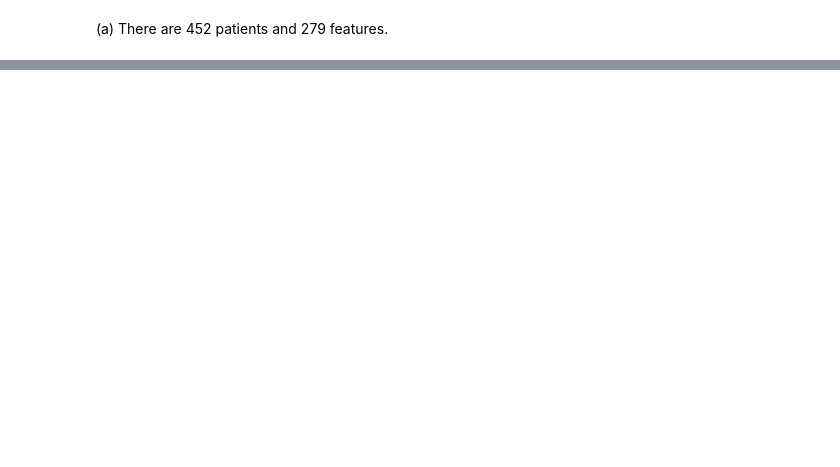
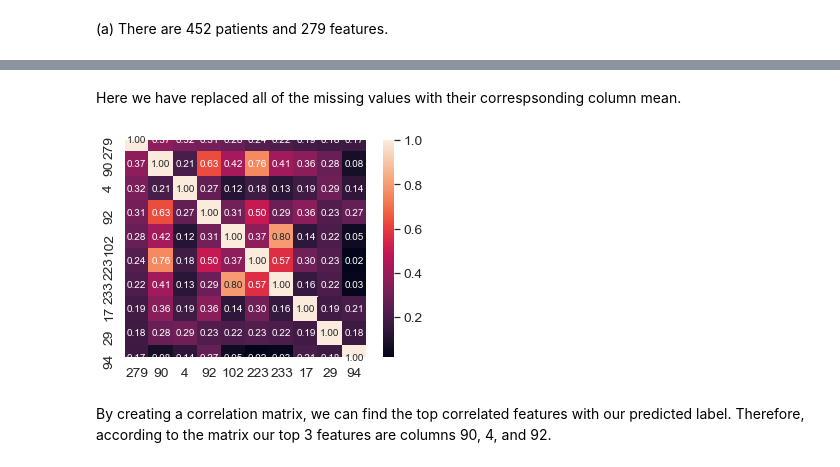
Before and after one commit to aannestrand/DSLabRats, a Jupyter notebook: Lab1/Problem5.ipynb, the cells around one changed output, grey strips where cells are left out. Saved outputs shown, nothing was run; the diff lists cells and outputs as text; code cells hidden in the pictures; blank space fills up the shorter version.

```diff
--- a/Lab1/Problem5.ipynb
+++ b/Lab1/Problem5.ipynb
@@ -36,0 +71,22 @@ plt.plot(data["75"], data["8"])
+# %%
+# data.replace('?', np.nan, inplace=True)
+
+for column in data.columns:
+
+    sum1, count = 0.0, 0
+    for row in data.index:
+
+        if (data.loc[row,column] != '?'):
+            sum1 += float(data.loc[row,column])
+            count += 1
+
+    if (count > 0):
+        column_mean = sum1/count
+    else:
+        column_mean = 0
+
+    print(column_mean)
+
+    for row in data.index:
+        if ((data.loc[row,column]) == '?'):
+            data.loc[row,column] = column_mean
@@ -36,0 +111,15 @@ plt.plot(data["75"], data["8"])
+# %% [markdown]
+Here we have replaced all of the missing values with their correspsonding column mean.
+# %%
+corr_matrix = data.corr()
+
+k = 10 #number of variables for heatmap
+cols = corr_matrix.nlargest(k,279)[279].index
+cm = np.corrcoef(data[cols].values.T)
+sns.set(font_scale=1.25)
+hm = sns.heatmap(cm, cbar=True, annot=True, square=True, fmt='.2f', annot_kws={'size': 10}, yticklabels=cols.values, xticklabels=cols.values)
+plt.show()
+# %% [output]
+[figure, added]
+# %% [markdown]
+By creating a correlation matrix, we can find the top correlated features with our predicted label. Therefore, according to the matrix our top 3 features are columns 90, 4, and 92.
```
Also changed, not shown: parts of 11 cells of this notebook, 1 other file.
